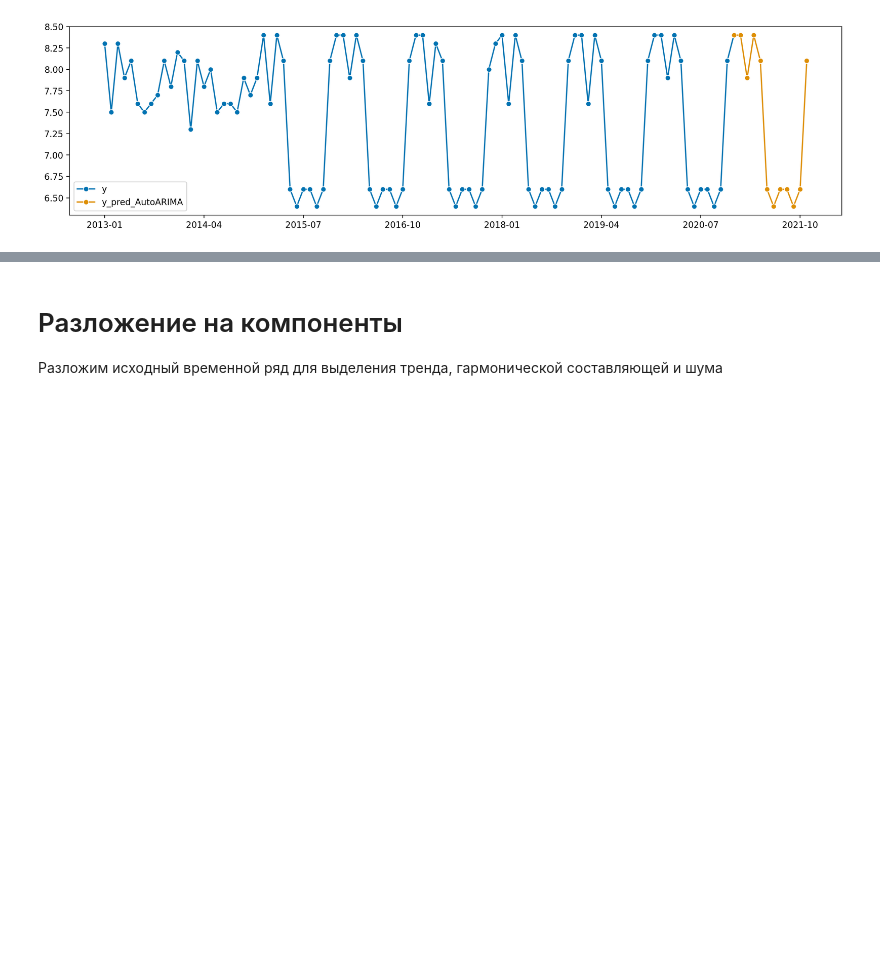
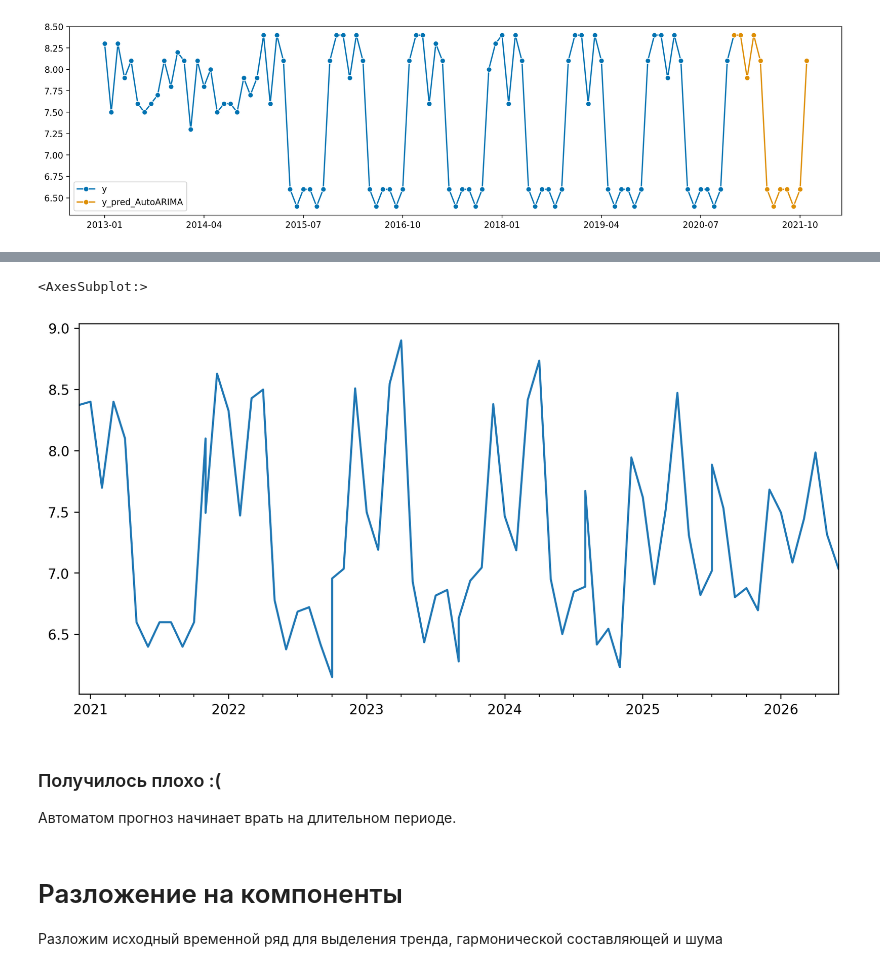
Before and after one commit to stureiko/TFP, a Jupyter notebook: TFP-ML-model.ipynb, the cells around one changed output, grey strips where cells are left out. Saved outputs shown, nothing was run; the diff lists cells and outputs as text; code cells hidden in the pictures; blank space fills up the shorter version.

```diff
--- a/TFP-ML-model.ipynb
+++ b/TFP-ML-model.ipynb
@@ -175,3 +173,11 @@ ValueError: cannot reindex from a duplicate axis
+# %%
+y_pred.plot()
+# %% [output]
+<AxesSubplot:>
+[figure, added]
+# %% [markdown]
+### Получилось плохо :(
+Автоматом прогноз начинает врать на длительном периоде.
 # %% [markdown]
 # Разложение на компоненты
 Разложим исходный временной ряд для выделения тренда, гармонической составляющей и шума
```
Also changed, not shown: parts of 30 cells of this notebook.
